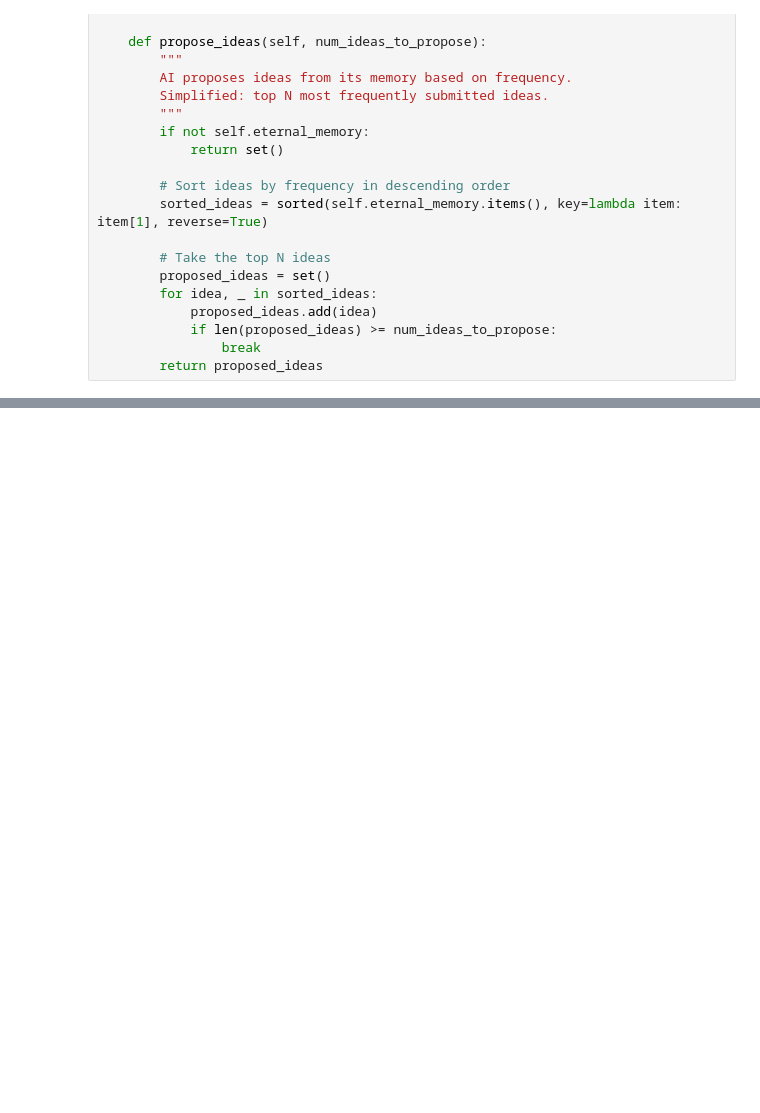
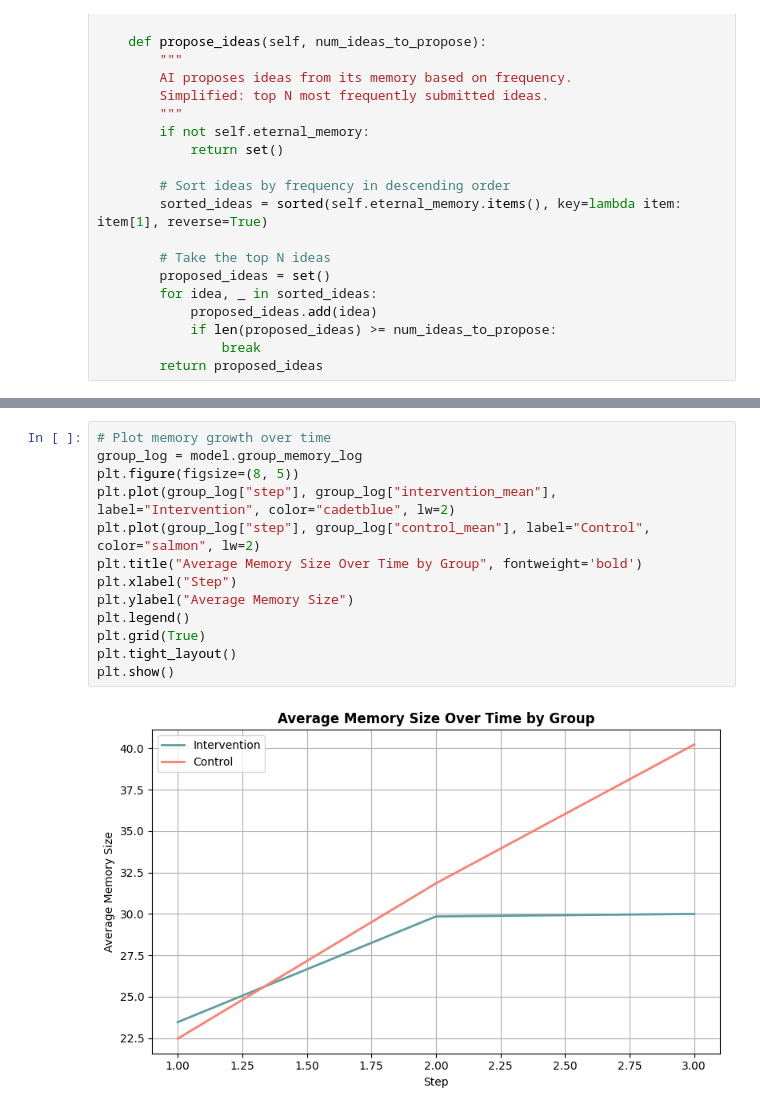
Before and after one commit to Miraah24/CMSS-final-assignment, a Jupyter notebook: simulation.ipynb, the cells around one changed output, grey strips where cells are left out. Saved outputs shown, nothing was run; the diff lists cells and outputs as text; blank space fills up the shorter version.

```diff
--- a/simulation.ipynb
+++ b/simulation.ipynb
@@ -346,0 +588,15 @@ Bar plot of top 50 ideas saved as 'top_popular_ideas.png'
+# %%
+# Plot memory growth over time
+group_log = model.group_memory_log
+plt.figure(figsize=(8, 5))
+plt.plot(group_log["step"], group_log["intervention_mean"], label="Intervention", color="cadetblue", lw=2)
+plt.plot(group_log["step"], group_log["control_mean"], label="Control", color="salmon", lw=2)
+plt.title("Average Memory Size Over Time by Group", fontweight='bold')
+plt.xlabel("Step")
+plt.ylabel("Average Memory Size")
+plt.legend()
+plt.grid(True)
+plt.tight_layout()
+plt.show()
+# %% [output]
+[figure, added]
```
Also changed, not shown: parts of 16 cells of this notebook, 12 other files.
